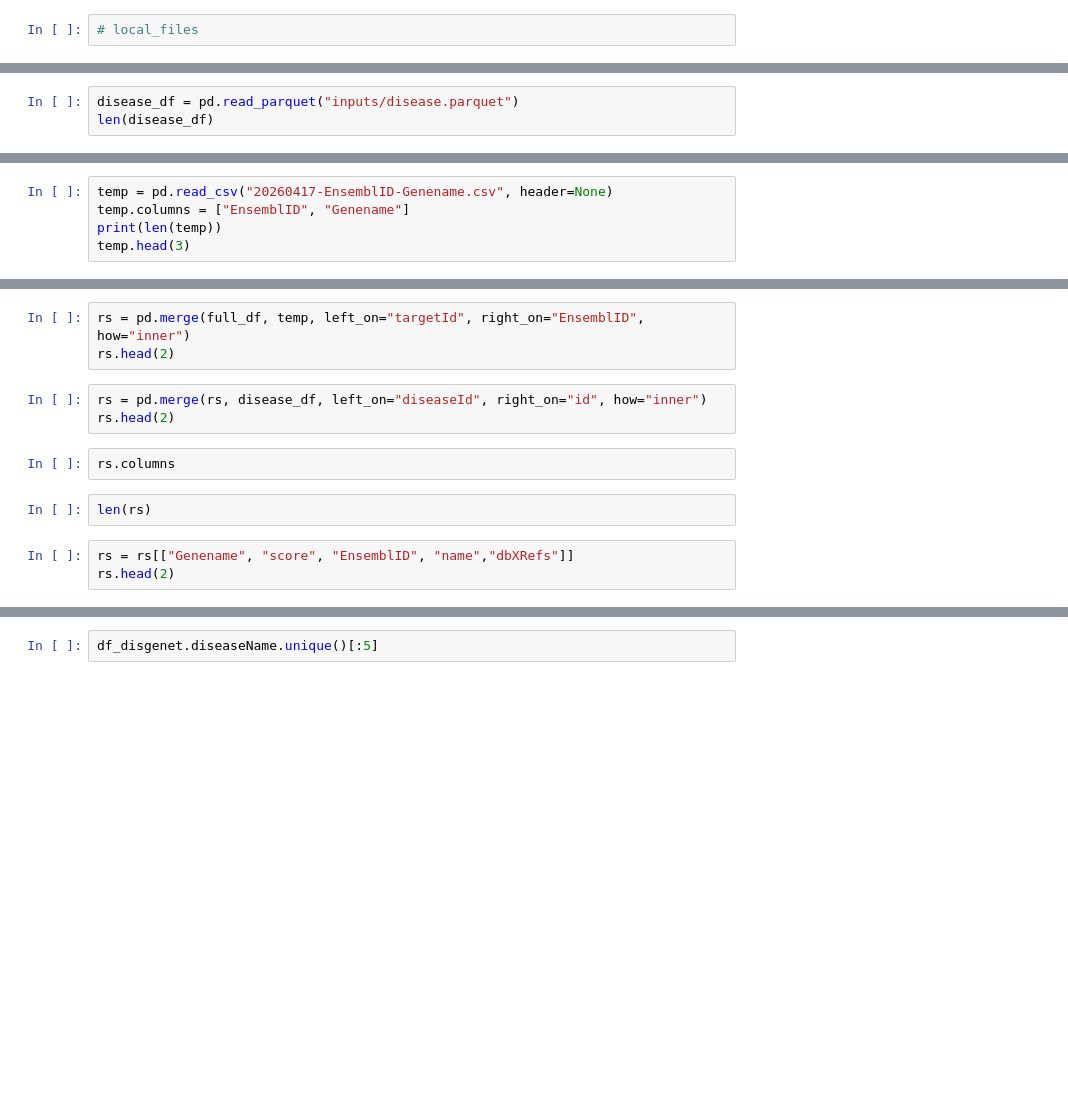
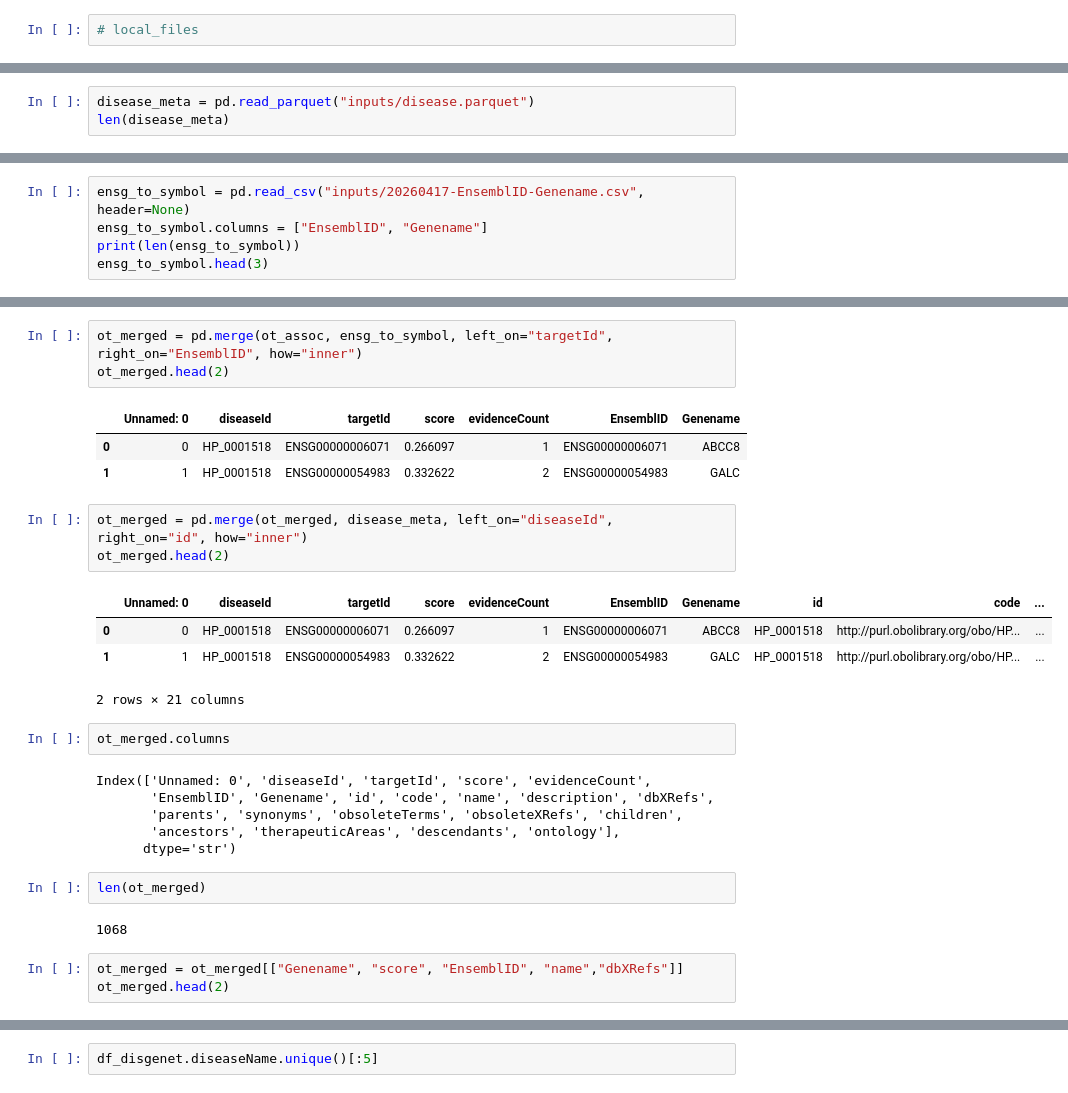
Before and after one commit to DSDD-UCPH/PrimeKG-Plus, a Jupyter notebook: additional_data_source/opentarget/process_opentarget.ipynb, the cells around one changed output, grey strips where cells are left out. Saved outputs shown, nothing was run; the diff lists cells and outputs as text; blank space fills up the shorter version.

```diff
--- a/additional_data_source/opentarget/process_opentarget.ipynb
+++ b/additional_data_source/opentarget/process_opentarget.ipynb
@@ -201,3 +229,3 @@ len(full_df), len(full_df.diseaseId.unique())
 # %%
-disease_df = pd.read_parquet("inputs/disease.parquet")
-len(disease_df)
+disease_meta = pd.read_parquet("inputs/disease.parquet")
+len(disease_meta)
@@ -276,5 +281,5 @@ with open("20260417-EnsemblID-Genename.csv", "w") as f:
 # %%
-temp = pd.read_csv("20260417-EnsemblID-Genename.csv", header=None)
-temp.columns = ["EnsemblID", "Genename"]
-print(len(temp))
-temp.head(3)
+ensg_to_symbol = pd.read_csv("inputs/20260417-EnsemblID-Genename.csv", header=None)
+ensg_to_symbol.columns = ["EnsemblID", "Genename"]
+print(len(ensg_to_symbol))
+ensg_to_symbol.head(3)
@@ -285,16 +304,33 @@ disease_df.head(2)
 # %%
-rs = pd.merge(full_df, temp, left_on="targetId", right_on="EnsemblID", how="inner")
-rs.head(2)
+ot_merged = pd.merge(ot_assoc, ensg_to_symbol, left_on="targetId", right_on="EnsemblID", how="inner")
+ot_merged.head(2)
+# %% [output]
+|  | Unnamed: 0 | diseaseId | targetId | score | evidenceCount | EnsemblID | Genename |
+| 0 | 0 | HP_0001518 | ENSG00000006071 | 0.266097 | 1 | ENSG00000006071 | ABCC8 |
+| 1 | 1 | HP_0001518 | ENSG00000054983 | 0.332622 | 2 | ENSG00000054983 | GALC |
 # %%
-rs = pd.merge(rs, disease_df, left_on="diseaseId", right_on="id", how="inner")
-rs.head(2)
+ot_merged = pd.merge(ot_merged, disease_meta, left_on="diseaseId", right_on="id", how="inner")
+ot_merged.head(2)
+# %% [output]
+|  | Unnamed: 0 | diseaseId | targetId | score | evidenceCount | EnsemblID | Genename | id | code | ... |
+| 0 | 0 | HP_0001518 | ENSG00000006071 | 0.266097 | 1 | ENSG00000006071 | ABCC8 | HP_0001518 | http://purl.obolibrary.org/obo/HP... | ... |
+| 1 | 1 | HP_0001518 | ENSG00000054983 | 0.332622 | 2 | ENSG00000054983 | GALC | HP_0001518 | http://purl.obolibrary.org/obo/HP... | ... |
+2 rows × 21 columns
 # %%
-rs.columns
+ot_merged.columns
+# %% [output]
+Index(['Unnamed: 0', 'diseaseId', 'targetId', 'score', 'evidenceCount',
+       'EnsemblID', 'Genename', 'id', 'code', 'name', 'description', 'dbXRefs',
+       'parents', 'synonyms', 'obsoleteTerms', 'obsoleteXRefs', 'children',
+       'ancestors', 'therapeuticAreas', 'descendants', 'ontology'],
+      dtype='str')
 # %%
-len(rs)
+len(ot_merged)
+# %% [output]
+1068
 # %%
-rs = rs[["Genename", "score", "EnsemblID", "name","dbXRefs"]]
-rs.head(2)
+ot_merged = ot_merged[["Genename", "score", "EnsemblID", "name","dbXRefs"]]
+ot_merged.head(2)
 # %%
 import pandas as pd
 import numpy as np
```
Also changed, not shown: parts of 82 cells of this notebook, 1 other file.
